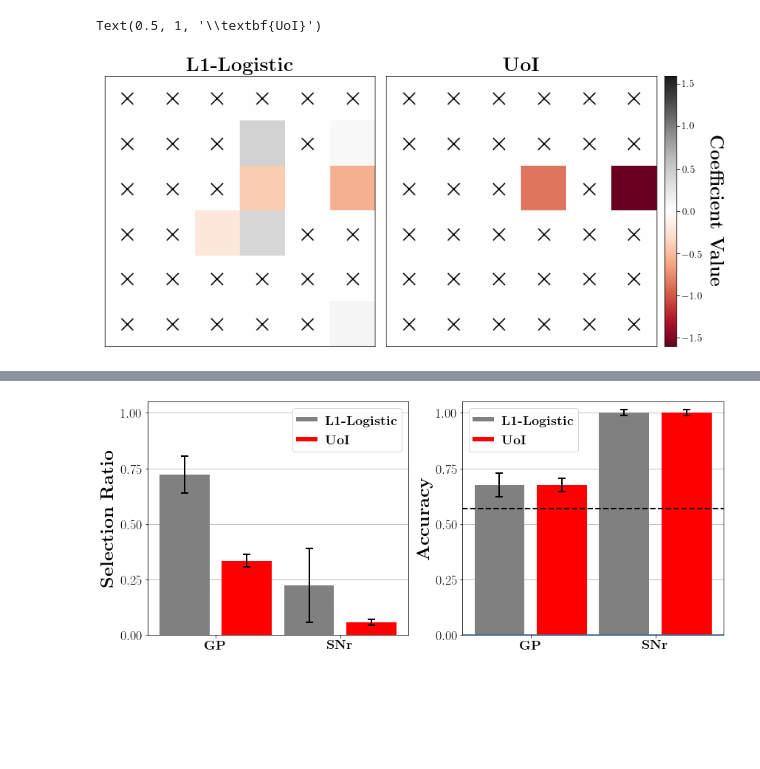
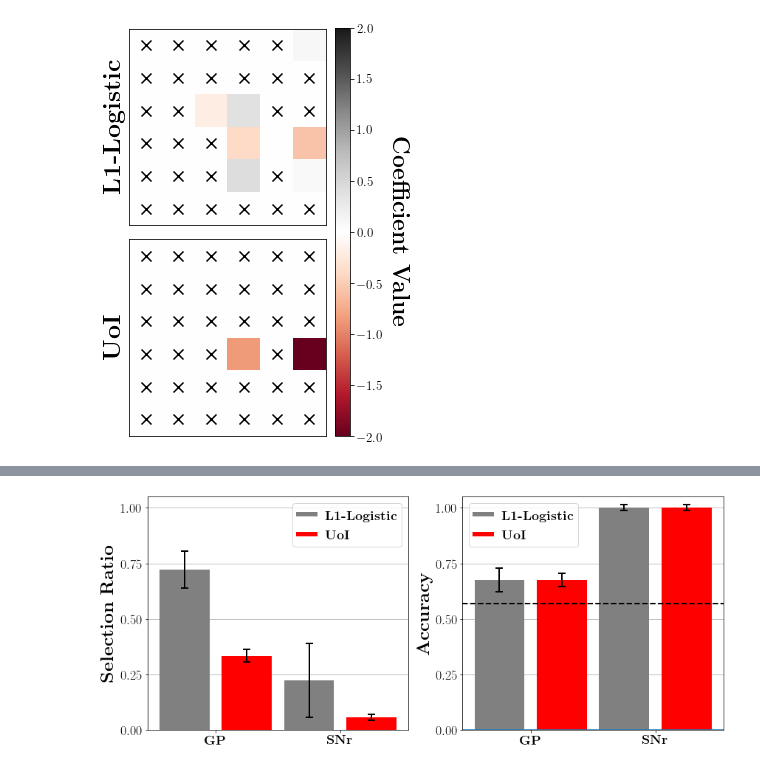
Before and after one commit to BouchardLab/neuroinference, a Jupyter notebook: notebooks/classification/bg_analysis.ipynb, the cells around one changed output, grey strips where cells are left out. Drawn from its saved outputs; the diff is of its cells as text; code cells hidden in the pictures; blank space fills up the shorter version.

Commit message:
classification figure updates: vsmc ecog electrodes, reshapes bg coefs

```diff
--- a/notebooks/classification/bg_analysis.ipynb
+++ b/notebooks/classification/bg_analysis.ipynb
@@ -38,31 +38,31 @@ uoi_srs = [np.count_nonzero(uoi_coef, axis=1) / uoi_coef.shape[1]
 baseline_acc = [baseline['scores'][:] for baseline in baselines]
 uoi_acc = [uoi['scores'][:] for uoi in uois]
 # %%
-fig, axes = plt.subplots(1, 2, figsize=(10, 12))
+fig, axes = plt.subplots(2, 1, figsize=(5, 6))
 
 _, _, baseline_img, uoi_img = plot_basal_ganglia_coefs(
     baseline_coefs[1],
     uoi_coefs[1],
     row_columns=(6, 6),
+    scattersize=100,
     fax=(fig, axes),
-    vmin=-1.6,
-    vmax=1.6)
+    vmin=-2,
+    vmax=2)
 
 plt.tight_layout()
 
-cax = fig.add_axes([1.0, 0.3035, 0.02, 0.394])
+cax = fig.add_axes([0.8, 0.033, 0.04, 0.944])
 cb = fig.colorbar(baseline_img, cax=cax, orientation='vertical')
 cb.ax.tick_params(labelsize=13)
 cb.set_label(r'\textbf{Coefficient Value}',
              labelpad=25,
              rotation=270,
              fontsize=23)
-axes[0].set_title(r'\textbf{L1-Logistic}', fontsize=25)
-axes[1].set_title(r'\textbf{UoI}', fontsize=25)
-# plt.savefig('snr_coefficient_values.pdf', bbox_inches='tight')
+axes[0].set_ylabel(r'\textbf{L1-Logistic}', fontsize=25)
+axes[1].set_ylabel(r'\textbf{UoI}', fontsize=25)
+plt.savefig('figure7_snr.pdf', bbox_inches='tight')
 # %% [output]
-Text(0.5, 1, '\\textbf{UoI}')
-[figure, old version]
+[figure, new version]
 # %%
 fig, axes = plt.subplots(2, 1, figsize=(12, 6))
 
```
Also changed, not shown: parts of 2 cells of this notebook, 2 other files.
